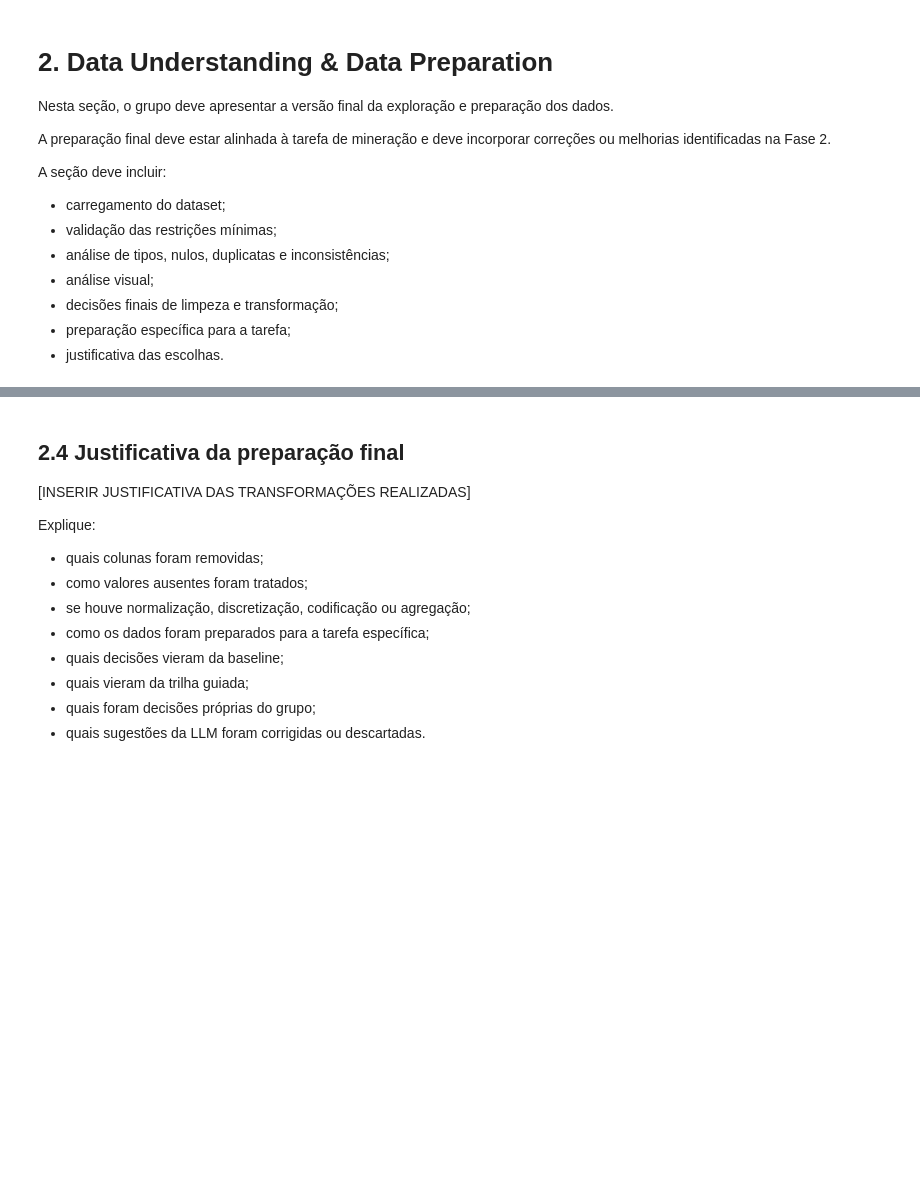
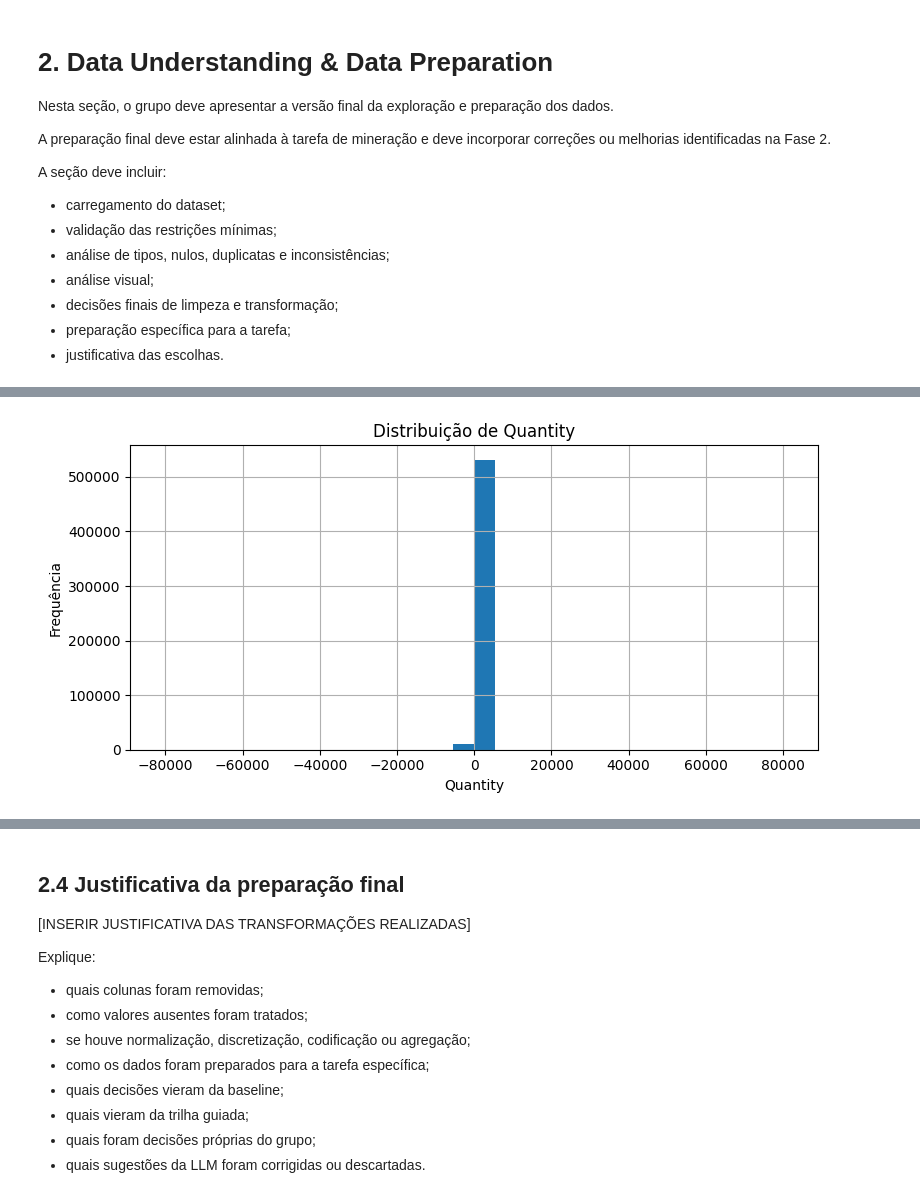
Before and after one commit to carolinabarcellos/TP1-Mineracao, a Jupyter notebook: TP1_Fase3_Grupo1.ipynb, the cells around one changed output, grey strips where cells are left out. Cells and saved outputs as stored; diff of their text form; code cells hidden in the pictures; blank space fills up the shorter version.

```diff
--- a/TP1_Fase3_Grupo1.ipynb
+++ b/TP1_Fase3_Grupo1.ipynb
@@ -386,0 +478,4 @@ A análise deve responder:
+# %%
+plot_distribuicao_numerica(df, "Quantity") #Com outliers
+# %% [output]
+[figure, added]
```
Also changed, not shown: parts of 37 cells of this notebook.
